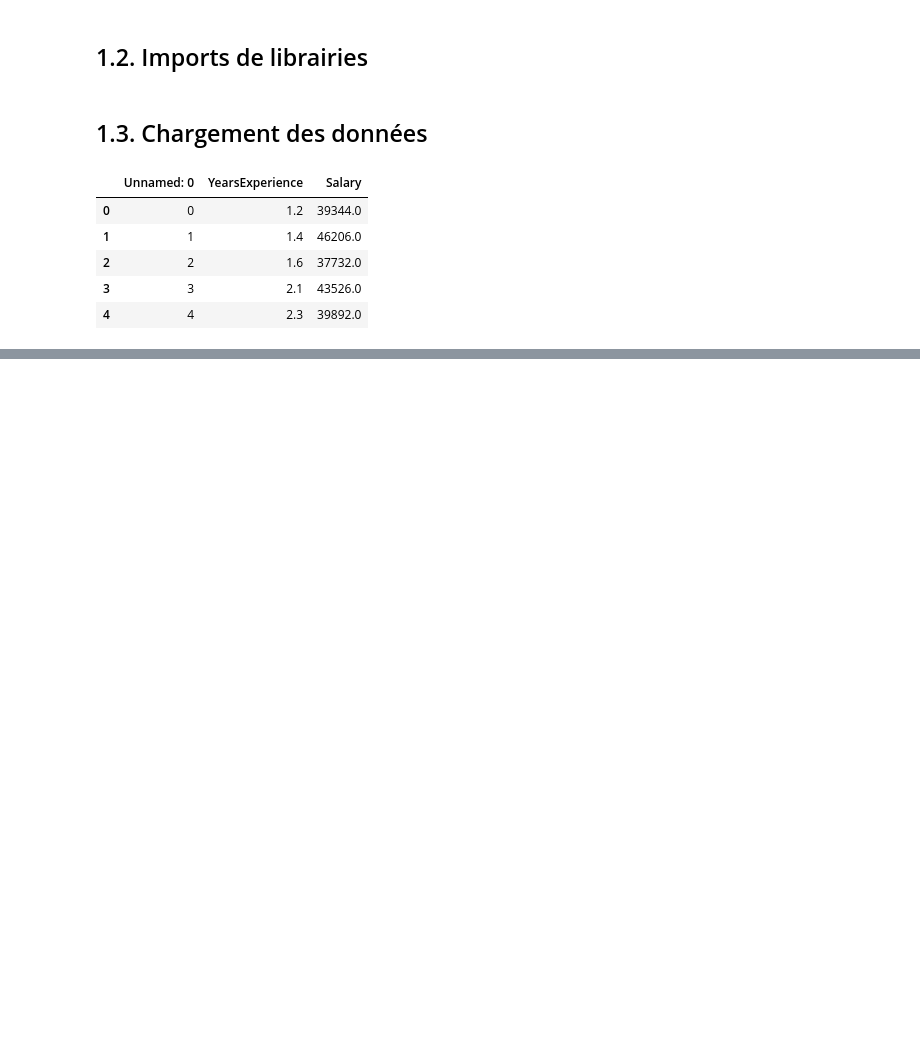
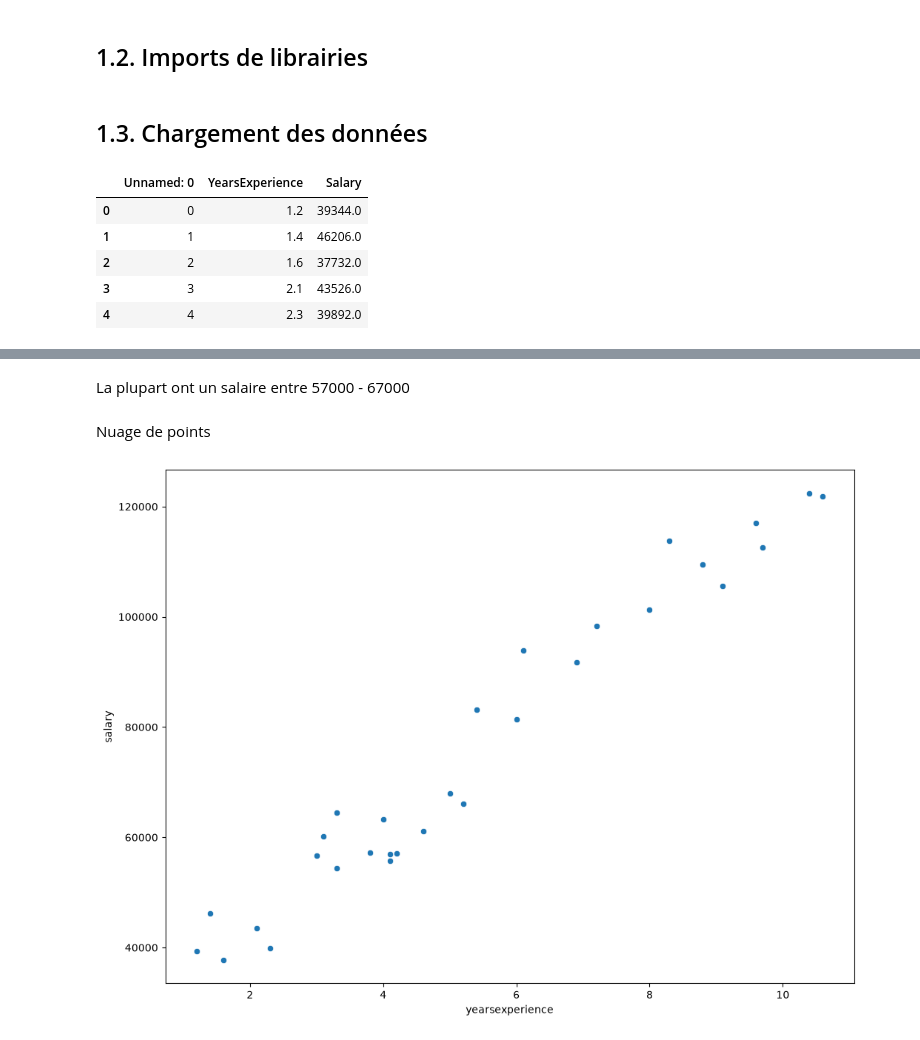
Before and after one commit to Harlequelrah/salary_linear_regression, a Jupyter notebook: main.ipynb, the cells around one changed output, grey strips where cells are left out. Saved outputs shown, nothing was run; the diff lists cells and outputs as text; code cells hidden in the pictures; blank space fills up the shorter version.

```diff
--- a/main.ipynb
+++ b/main.ipynb
@@ -25,0 +125,10 @@ data.head()
+# %% [markdown]
+La plupart ont un salaire entre 57000 - 67000
+# %% [markdown]
+Nuage de points
+# %%
+plt.figure(figsize=(12,9))
+sns.scatterplot(data=data,x="yearsexperience",y="salary")
+plt.show()
+# %% [output]
+[figure, added]
```
Also changed, not shown: parts of 19 cells of this notebook.
